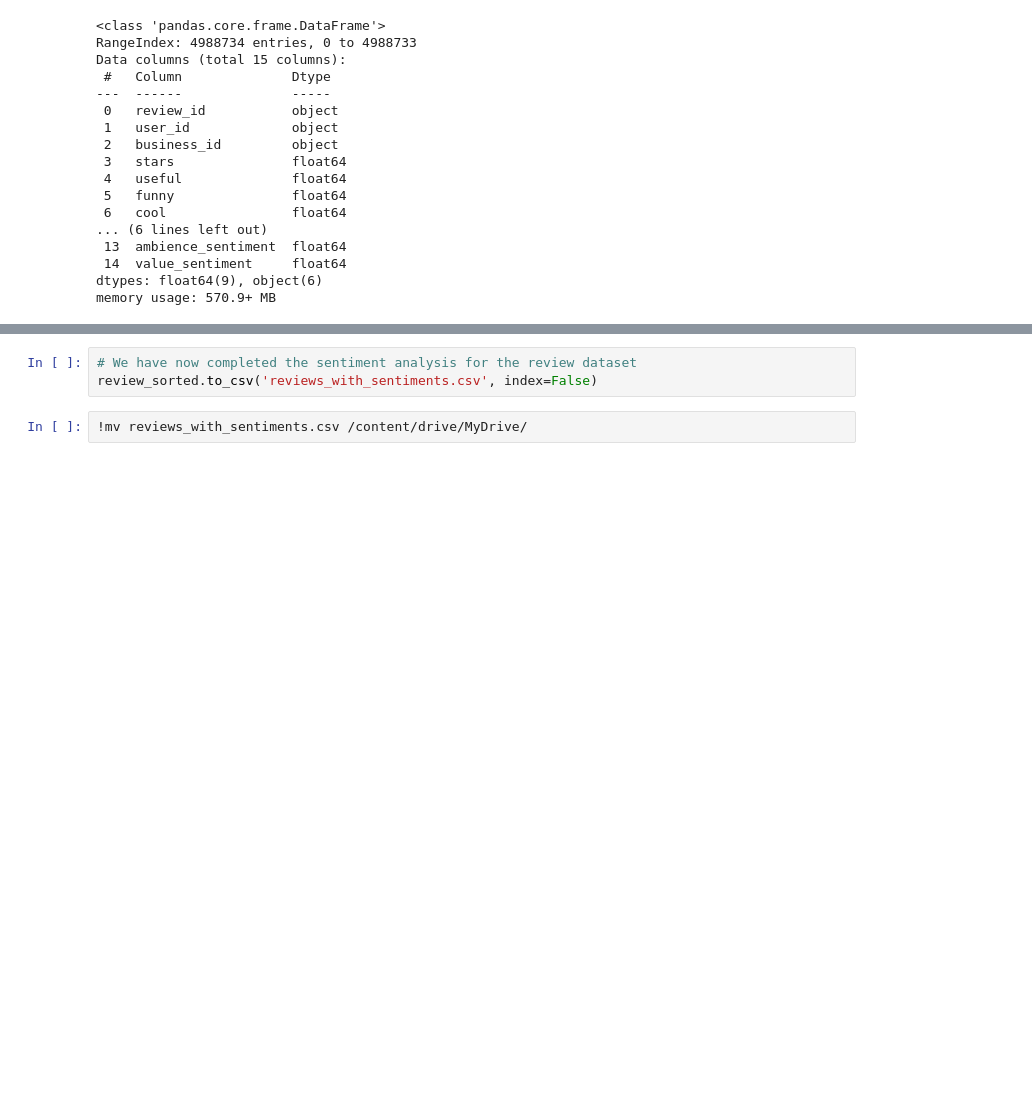
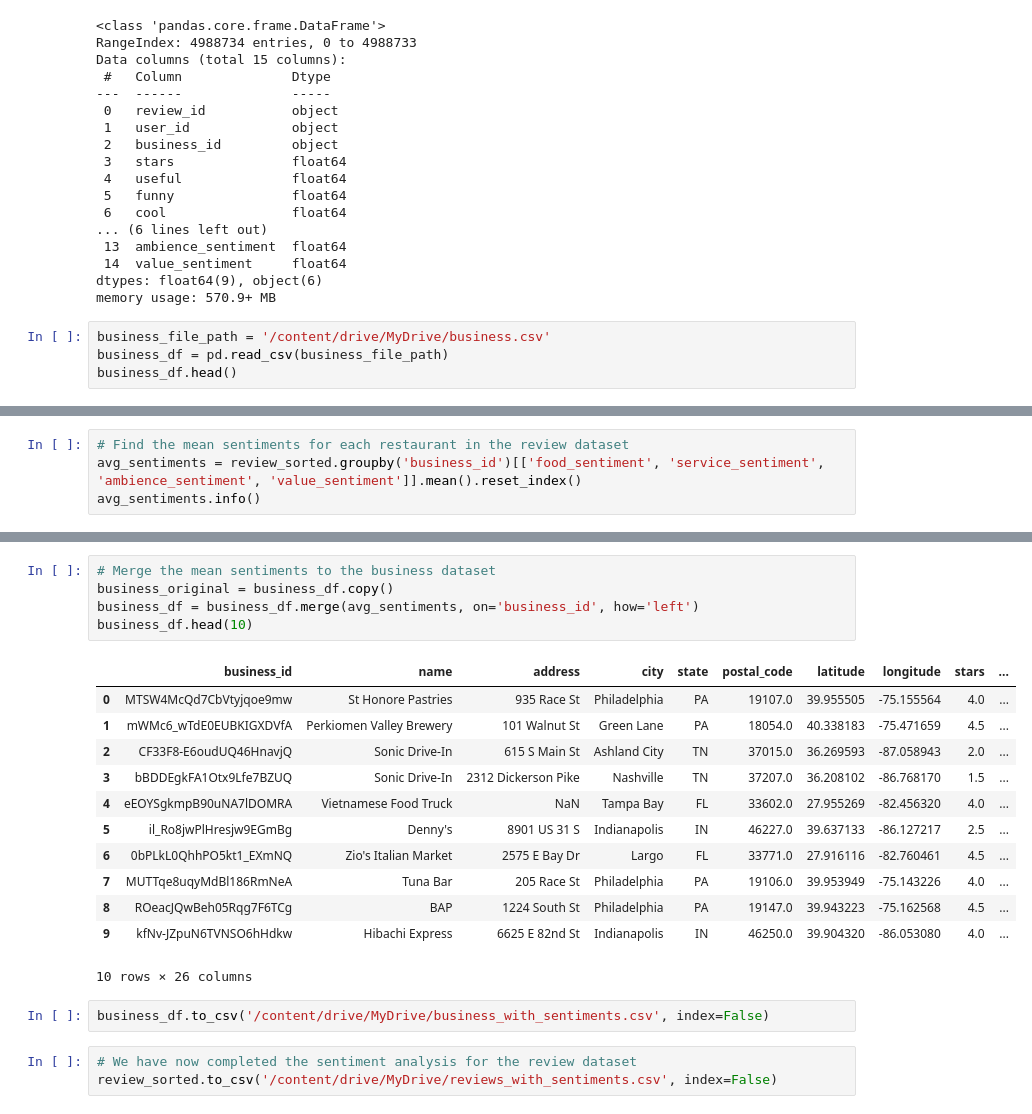
Before and after one commit to HongyuMu/Restaurant-Recommendation-Engine, a Jupyter notebook: Reviews_sentiments.ipynb, the cells around one changed output, grey strips where cells are left out. Drawn from its saved outputs; the diff is of its cells as text; blank space fills up the shorter version.

Commit message:
Created business csv with sentiment means calculated from reviews dataset

```diff
--- a/Reviews_sentiments.ipynb
+++ b/Reviews_sentiments.ipynb
@@ -180,3 +180,7 @@ Data columns (total 15 columns):
  14  value_sentiment     float64
 dtypes: float64(9), object(6)
 memory usage: 570.9+ MB
+# %%
+business_file_path = '/content/drive/MyDrive/business.csv'
+business_df = pd.read_csv(business_file_path)
+business_df.head()
@@ -182,0 +195,4 @@ memory usage: 570.9+ MB
+# %%
+# Find the mean sentiments for each restaurant in the review dataset
+avg_sentiments = review_sorted.groupby('business_id')[['food_sentiment', 'service_sentiment', 'ambience_sentiment', 'value_sentiment']].mean().reset_index()
+avg_sentiments.info()
@@ -183,5 +212,23 @@ memory usage: 570.9+ MB
+# %%
+# Merge the mean sentiments to the business dataset
+business_original = business_df.copy()
+business_df = business_df.merge(avg_sentiments, on='business_id', how='left')
+business_df.head(10)
+# %% [output]
+|  | business_id | name | address | city | state | postal_code | latitude | longitude | stars | ... |
+| 0 | MTSW4McQd7CbVtyjqoe9mw | St Honore Pastries | 935 Race St | Philadelphia | PA | 19107.0 | 39.955505 | -75.155564 | 4.0 | ... |
+| 1 | mWMc6_wTdE0EUBKIGXDVfA | Perkiomen Valley Brewery | 101 Walnut St | Green Lane | PA | 18054.0 | 40.338183 | -75.471659 | 4.5 | ... |
+| 2 | CF33F8-E6oudUQ46HnavjQ | Sonic Drive-In | 615 S Main St | Ashland City | TN | 37015.0 | 36.269593 | -87.058943 | 2.0 | ... |
+| 3 | bBDDEgkFA1Otx9Lfe7BZUQ | Sonic Drive-In | 2312 Dickerson Pike | Nashville | TN | 37207.0 | 36.208102 | -86.768170 | 1.5 | ... |
+| 4 | eEOYSgkmpB90uNA7lDOMRA | Vietnamese Food Truck | NaN | Tampa Bay | FL | 33602.0 | 27.955269 | -82.456320 | 4.0 | ... |
+| 5 | il_Ro8jwPlHresjw9EGmBg | Denny's | 8901 US 31 S | Indianapolis | IN | 46227.0 | 39.637133 | -86.127217 | 2.5 | ... |
+| 6 | 0bPLkL0QhhPO5kt1_EXmNQ | Zio's Italian Market | 2575 E Bay Dr | Largo | FL | 33771.0 | 27.916116 | -82.760461 | 4.5 | ... |
+| 7 | MUTTqe8uqyMdBl186RmNeA | Tuna Bar | 205 Race St | Philadelphia | PA | 19106.0 | 39.953949 | -75.143226 | 4.0 | ... |
+| 8 | ROeacJQwBeh05Rqg7F6TCg | BAP | 1224 South St | Philadelphia | PA | 19147.0 | 39.943223 | -75.162568 | 4.5 | ... |
+| 9 | kfNv-JZpuN6TVNSO6hHdkw | Hibachi Express | 6625 E 82nd St | Indianapolis | IN | 46250.0 | 39.904320 | -86.053080 | 4.0 | ... |
+10 rows × 26 columns
+# %%
+business_df.to_csv('/content/drive/MyDrive/business_with_sentiments.csv', index=False)
 # %%
 # We have now completed the sentiment analysis for the review dataset
-review_sorted.to_csv('reviews_with_sentiments.csv', index=False)
+review_sorted.to_csv('/content/drive/MyDrive/reviews_with_sentiments.csv', index=False)
-# %%
-!mv reviews_with_sentiments.csv /content/drive/MyDrive/
```
Also changed, not shown: parts of 7 cells of this notebook.
